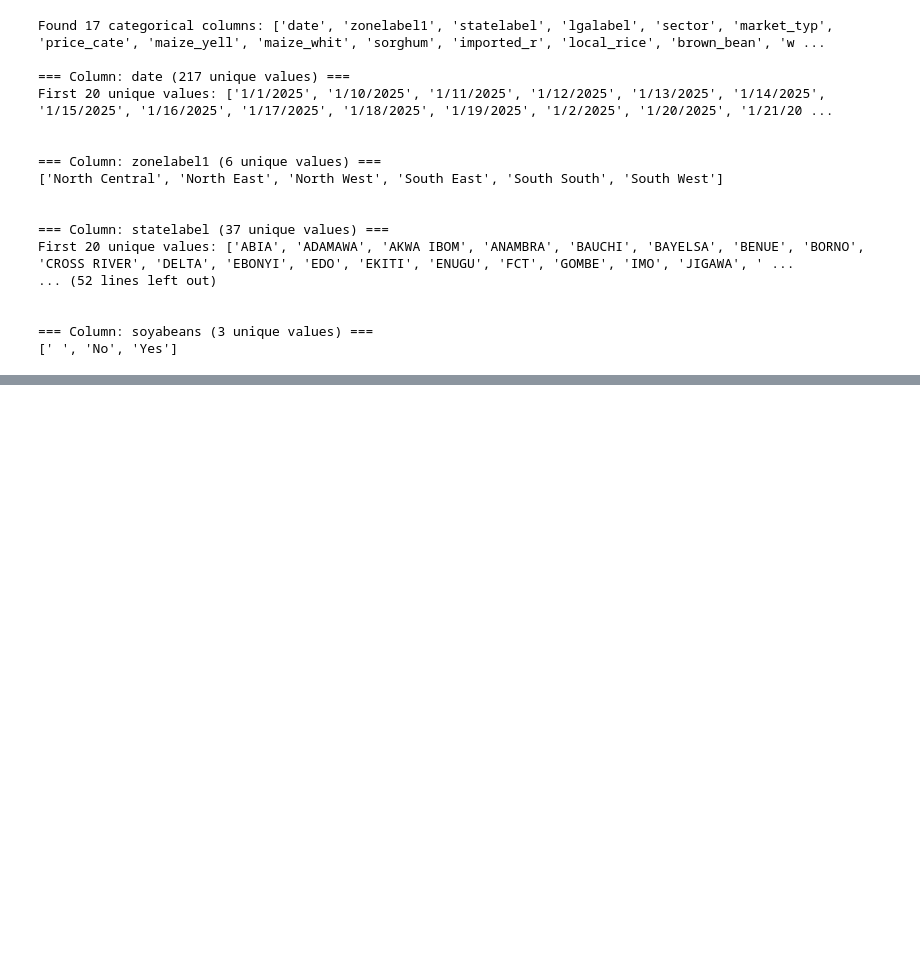
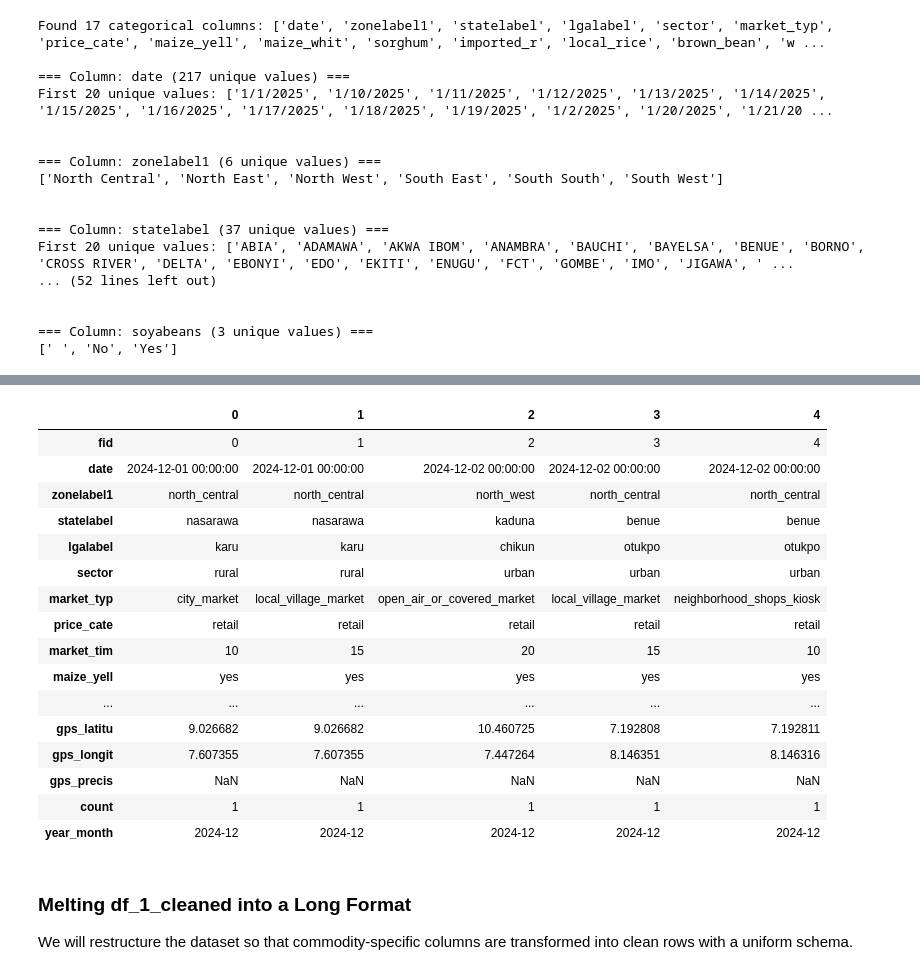
Before and after one commit to starsyntaxx/MarketIQ, a Jupyter notebook: notebooks/02_exploratory_analysis.ipynb, the cells around one changed output, grey strips where cells are left out. Saved outputs shown, nothing was run; the diff lists cells and outputs as text; code cells hidden in the pictures; blank space fills up the shorter version.

```diff
--- a/notebooks/02_exploratory_analysis.ipynb
+++ b/notebooks/02_exploratory_analysis.ipynb
@@ -478,3 +468,17 @@ First 20 unique values: ['ABIA', 'ADAMAWA', 'AKWA IBOM', 'ANAMBRA', 'BAUCHI', 'B
 
 === Column: soyabeans (3 unique values) ===
 [' ', 'No', 'Yes']
+# %%
+import numpy as np
+
+# Replace whitespace-only strings with NaN across the cleaned dataframe
+df_1_cleaned = df_1_cleaned.replace(r'^\s*$', np.nan, regex=True)
+
+# Convert date column to proper datetime
+df_1_cleaned['date'] = pd.to_datetime(df_1_cleaned['date'], errors='coerce')
+
+# Verify the cleaning results
+print("Categorical Columns Value Counts after Replacing Spaces with NaN:")
+for col in ['market_typ', 'price_cate', 'maize_yell', 'maize_whit', 'sorghum']:
+    print(f"\nValue counts for {col}:")
+    display(df_1_cleaned[col].value_counts(dropna=False))
@@ -480,0 +525,11 @@ First 20 unique values: ['ABIA', 'ADAMAWA', 'AKWA IBOM', 'ANAMBRA', 'BAUCHI', 'B
+# %%
+# 1. Normalize Column Names for the cleaned dataset
+df_1_cleaned.columns = df_1_cleaned.columns.str.strip().str.lower().str.replace(' ', '_')
+
+# 2. Normalize Text/String Values in Object Columns
+for col in df_1_cleaned.select_dtypes(include=['object']).columns:
+    df_1_cleaned[col] = df_1_cleaned[col].astype(str).str.strip().str.lower().str.replace(' ', '_')
+
+# Display the standardized column list and top rows to verify changes
+print("Standardized Columns:", df_1_cleaned.columns.tolist())
+display(df_1_cleaned.head())
@@ -480,0 +545,23 @@ First 20 unique values: ['ABIA', 'ADAMAWA', 'AKWA IBOM', 'ANAMBRA', 'BAUCHI', 'B
+# %%
+df_1_cleaned.head().T
+# %% [output]
+|  | 0 | 1 | 2 | 3 | 4 |
+| fid | 0 | 1 | 2 | 3 | 4 |
+| date | 2024-12-01 00:00:00 | 2024-12-01 00:00:00 | 2024-12-02 00:00:00 | 2024-12-02 00:00:00 | 2024-12-02 00:00:00 |
+| zonelabel1 | north_central | north_central | north_west | north_central | north_central |
+| statelabel | nasarawa | nasarawa | kaduna | benue | benue |
+| lgalabel | karu | karu | chikun | otukpo | otukpo |
+| sector | rural | rural | urban | urban | urban |
+| market_typ | city_market | local_village_market | open_air_or_covered_market | local_village_market | neighborhood_shops_kiosk |
+| price_cate | retail | retail | retail | retail | retail |
+| market_tim | 10 | 15 | 20 | 15 | 10 |
+| maize_yell | yes | yes | yes | yes | yes |
+| ... | ... | ... | ... | ... | ... |
+| gps_latitu | 9.026682 | 9.026682 | 10.460725 | 7.192808 | 7.192811 |
+| gps_longit | 7.607355 | 7.607355 | 7.447264 | 8.146351 | 8.146316 |
+| gps_precis | NaN | NaN | NaN | NaN | NaN |
+| count | 1 | 1 | 1 | 1 | 1 |
+| year_month | 2024-12 | 2024-12 | 2024-12 | 2024-12 | 2024-12 |
+# %% [markdown]
+### Melting df_1_cleaned into a Long Format
+We will restructure the dataset so that commodity-specific columns are transformed into clean rows with a uniform schema.
```
Also changed, not shown: parts of 24 cells of this notebook.
